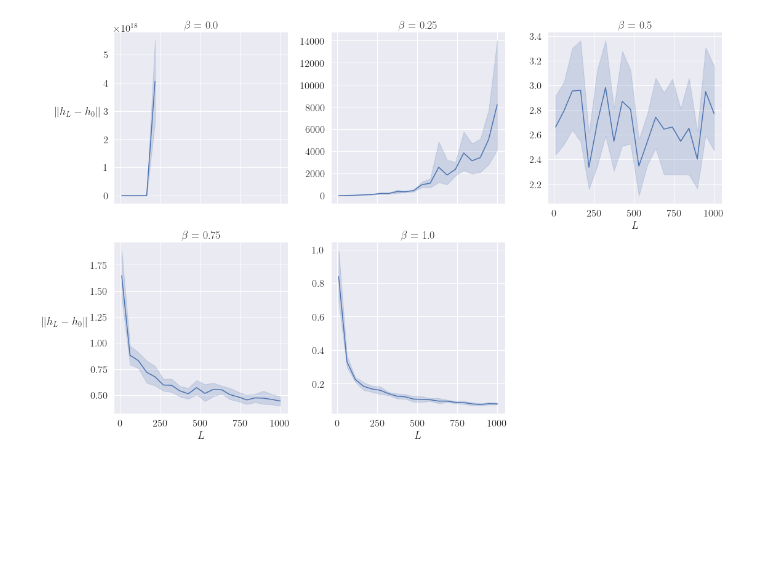
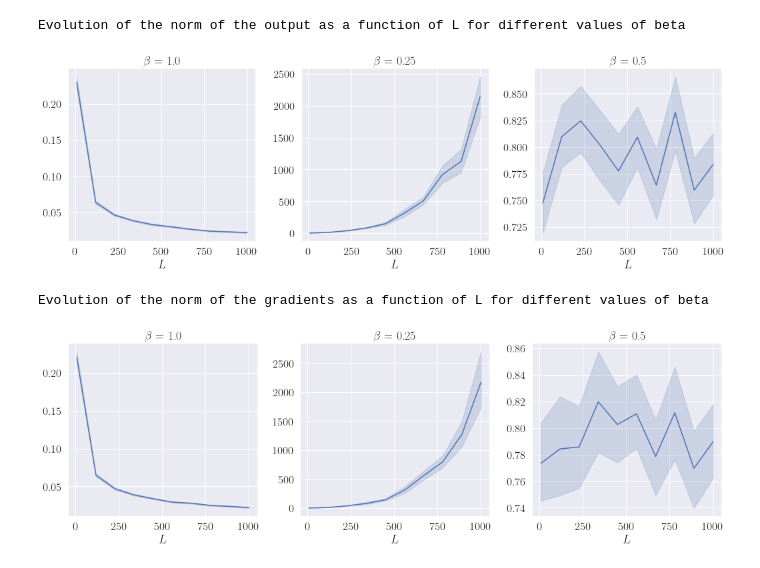
Before and after one commit to PierreMarion23/scaling-resnets, a Jupyter notebook: Scaling at initialization.ipynb, the cells around one changed output. Saved outputs shown, nothing was run; the diff lists cells and outputs as text; code cells hidden in the pictures; blank space fills up the shorter version.

Commit message:
Clean 1. Figures 1 to 7 shoud be reproductible.

```diff
--- a/Scaling at initialization.ipynb
+++ b/Scaling at initialization.ipynb
@@ -199,15 +57,0 @@ plt.show()
-# %%
-g = sns.relplot(
-    x='depth', y='norm_difference', col=r'$\beta$', col_wrap=3, data=df, kind='line', facet_kws=dict(sharey=False))
-
-g.axes[0].set_ylabel(r'$\|h_L-h_0\|$', rotation=0, labelpad=40)
-g.axes[3].set_ylabel(r'$\|h_L-h_0\|$', rotation=0, labelpad=40)
-g.axes[2].set_xlabel(r'$L$')
-g.axes[3].set_xlabel(r'$L$')
-g.axes[4].set_xlabel(r'$L$')
-
-
-plt.savefig('figures/scaling_init_norm_difference.pdf', bbox_inches='tight')
-plt.show()
-# %% [output]
-[figure, removed]
@@ -213,0 +98,22 @@ plt.show()
+# %%
+default_config= {
+    'width': 40,
+    'activation': 'ReLU',
+    'regularity': {},
+}
+# %%
+grid_depth = np.linspace(10, 1e3, num=10, dtype=int)
+niter = 50
+dim_input = 64
+nb_classes = 1
+# %%
+default_config['regularity']['type'] = 'iid'
+grid_beta = [1.0, 0.25, 0.5]
+results = run_experiment(default_config, grid_beta, grid_depth, niter, dim_input, nb_classes)
+# %%
+plot_results(results, grid_beta)
+# %% [output]
+Evolution of the norm of the output as a function of L for different values of beta
+[figure, added]
+Evolution of the norm of the gradients as a function of L for different values of beta
+[figure, added]
```
Also changed, not shown: parts of 18 cells of this notebook, 32 other files.
